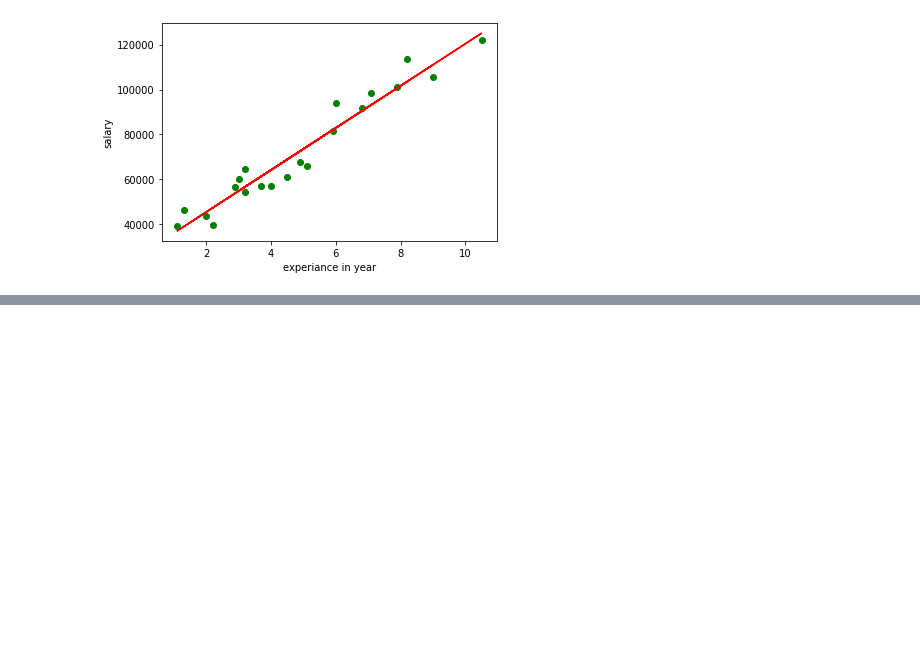
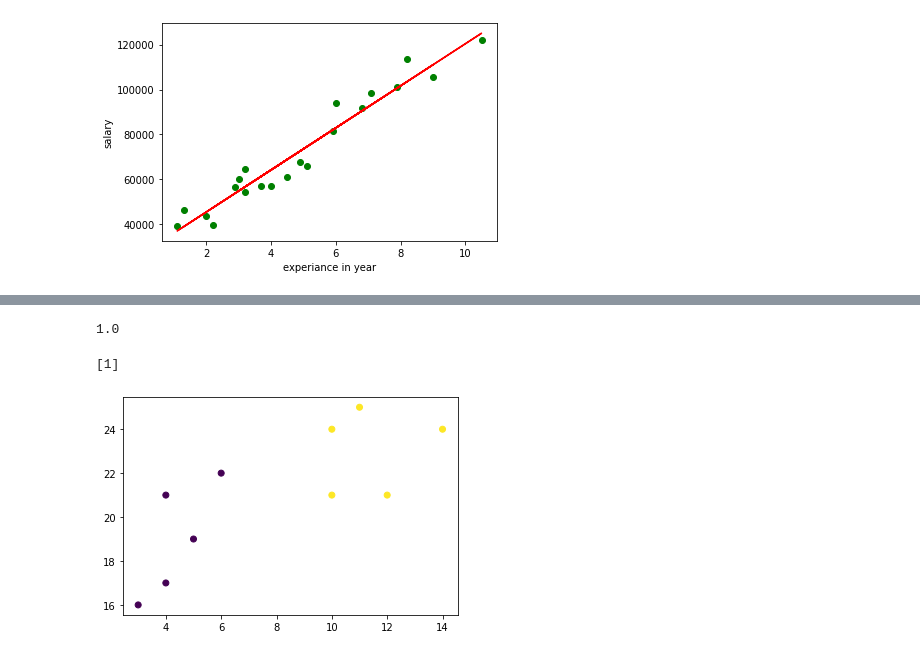
Before and after one commit to vishalamc/cap776, a Jupyter notebook: Machine Learning Algorithms.ipynb, the cells around one changed output, grey strips where cells are left out. Cells and saved outputs as stored; diff of their text form; code cells hidden in the pictures; blank space fills up the shorter version.

```diff
--- a/Machine Learning Algorithms.ipynb
+++ b/Machine Learning Algorithms.ipynb
@@ -157,0 +280,26 @@ plt.show()
+# %%
+dtree.score(x,y)# result
+# %% [output]
+1.0
+# %%
+# Predict with [Age  Experience  Rank  Nationality]
+print(dtree.predict([[40, 8, 7, 0]]))
+# %% [output]
+[1]
+# %%
+# K-means cluster
+import matplotlib.pyplot as plt
+from sklearn.cluster import KMeans
+
+x = [4, 5, 10, 4, 3, 11, 14 , 6, 10, 12]
+y = [21, 19, 24, 17, 16, 25, 24, 22, 21, 21]
+
+data = list(zip(x, y))
+
+kmeans = KMeans(n_clusters=2)
+kmeans.fit(data)
+
+plt.scatter(x, y, c=kmeans.labels_)
+plt.show()
+# %% [output]
+[figure, added]
```
Also changed, not shown: parts of 8 cells of this notebook, 4 other files.
